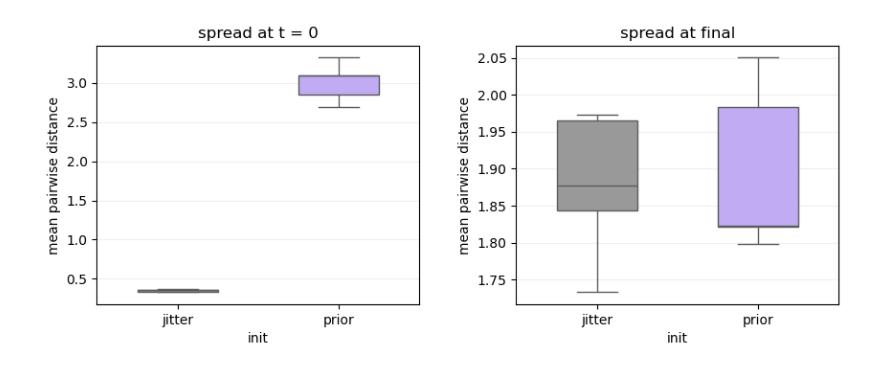
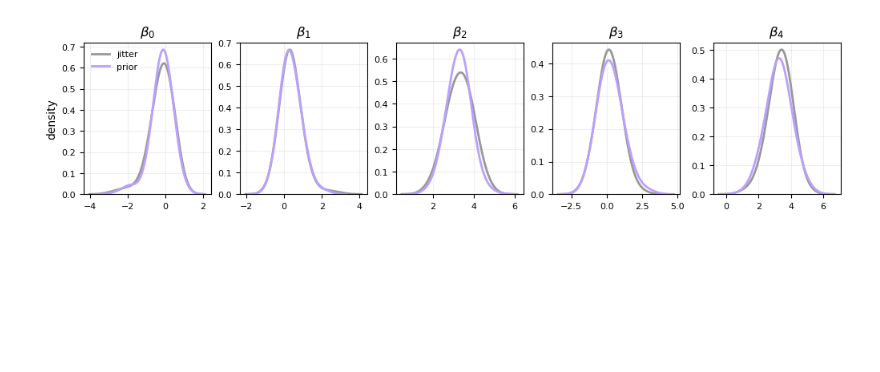
Before and after one commit to pymc-devs/pymc-prop, a Jupyter notebook: examples/init_sensitivity_penguins.ipynb, the cells around one changed output. Saved outputs shown, nothing was run; the diff lists cells and outputs as text; code cells hidden in the pictures; blank space fills up the shorter version.

```diff
--- a/examples/init_sensitivity_penguins.ipynb
+++ b/examples/init_sensitivity_penguins.ipynb
@@ -208,10 +202,16 @@ plt.show()
 # %%
-all_pts = np.vstack([finals_for("jitter")[:, :2], finals_for("prior")[:, :2]])
-xlim, ylim = beta_limits([all_pts])
-
-fig, axes = plt.subplots(1, 2, figsize=(6, 3), sharex=True, sharey=True)
-for ax, init in zip(axes, ["jitter", "prior"]):
-    plot_beta_cloud(ax, finals_for(init)[:, :2], xlim, ylim, init)
-plt.tight_layout()
+# t = 0 particle clouds in (beta_0, beta_1); shared limits across inits
+xlim, ylim = beta_limits([
+    record_for(init)["traj"][0][:, :2] for init in INIT_CHOICES
+])
+fig, axes = plt.subplots(1, 2, figsize=(6, 3), sharex=True, sharey=True, layout="constrained")
+for ax, init in zip(axes, INIT_CHOICES):
+    plot_beta_cloud(
+        ax,
+        record_for(init)["traj"][0][:, :2],
+        xlim,
+        ylim,
+        f"{init}, t = 0",
+    )
 plt.show()
 # %% [output]
@@ -246,26 +235,21 @@ plt.show()
 # %%
-plot_df = summary[summary["jitter"] == JITTER].copy()
-fig, axes = plt.subplots(1, 2, figsize=(10, 3.5), gridspec_kw={"wspace": 0.3})
-palette = {"jitter": COLOR_DATA, "prior": COLOR_PRO}
-for ax, metric, title in zip(
-    axes,
-    ["t0_spread", "final_spread"],
-    ["spread at t = 0", "spread at final"],
-):
-    sns.boxplot(
-        data=plot_df,
-        x="init",
-        y=metric,
-        hue="init",
-        palette=palette,
-        legend=False,
-        width=0.5,
-        ax=ax,
-    )
-    ax.set(title=title, xlabel="init", ylabel="mean pairwise distance")
-    ax.grid(alpha=0.2, axis="y")
-plt.tight_layout()
+# 1D marginals of final beta components; pooled over seeds per init
+fig, axes = plt.subplots(1, 5, figsize=(10, 2.4), layout="constrained")
+for dim, (ax, xlab) in enumerate(zip(axes, BETA_LABELS)):
+    for init in INIT_CHOICES:
+        sns.kdeplot(
+            x=finals_for(init)[:, dim],
+            ax=ax,
+            color=INIT_COLORS[init],
+            linewidth=2,
+            bw_adjust=BW_ADJUST_1D,
+            label=init,
+        )
+    ax.set(title=xlab, xlabel="", ylabel="density" if dim == 0 else "")
+    ax.grid(alpha=0.2)
+    ax.tick_params(labelsize=8)
+axes[0].legend(frameon=False, fontsize=8)
 plt.show()
 # %% [output]
-[figure, old version]
+[figure, new version]
 # %%
```
Also changed, not shown: parts of 18 cells of this notebook, 1 other file.
